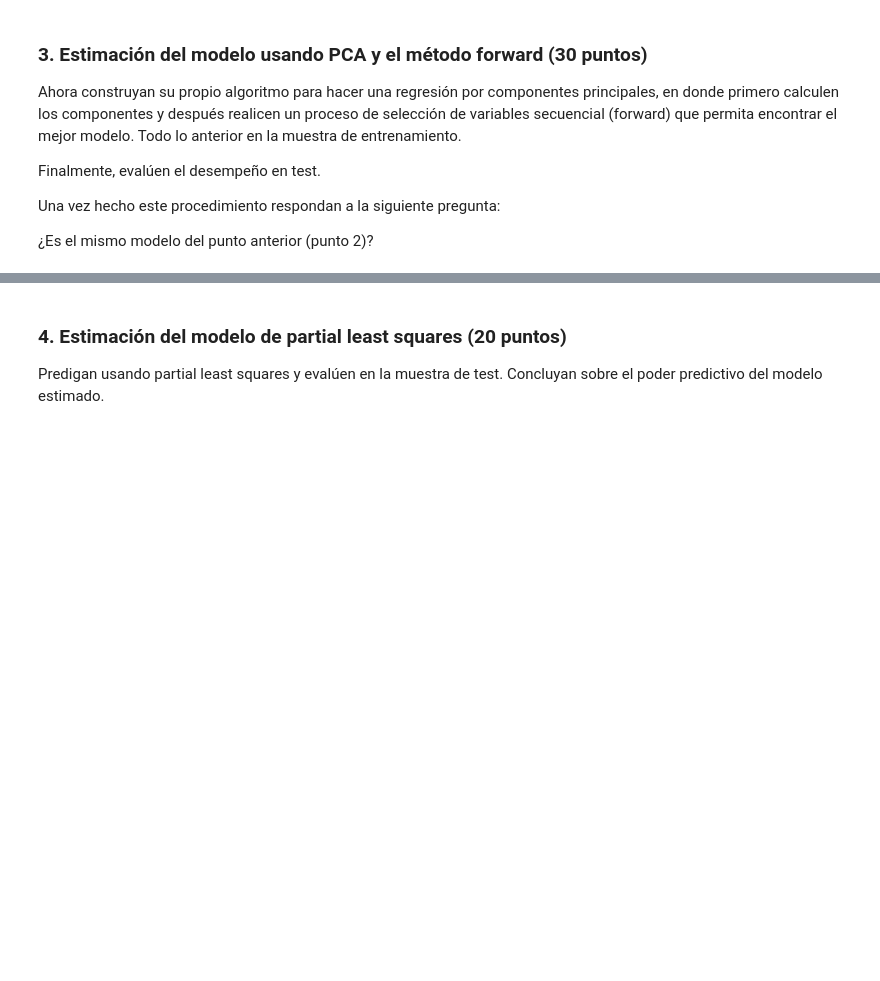
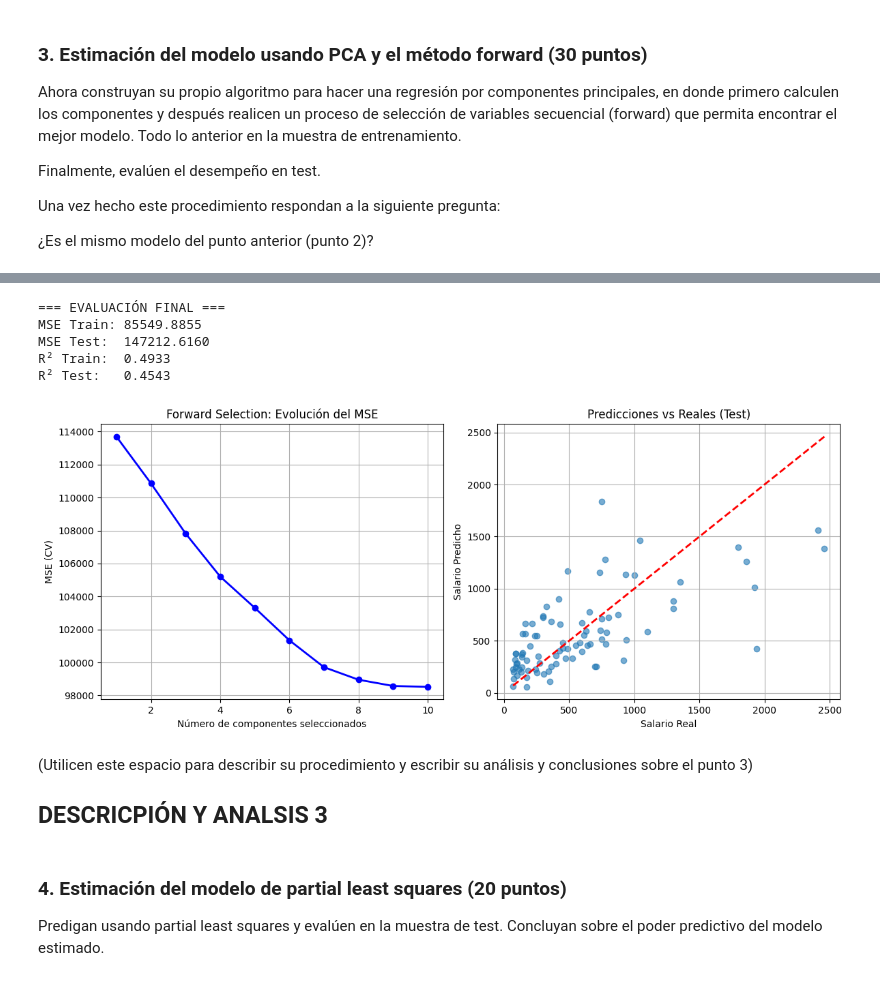
Before and after one commit to Marcocruz88/Caso-comparaci-n-modelos, a Jupyter notebook: Caso modelos lineales para regresión, muestreo y selección del mejor modelo.ipynb, the cells around one changed output, grey strips where cells are left out. Cells and saved outputs as stored; diff of their text form; code cells hidden in the pictures; blank space fills up the shorter version.

```diff
--- a/Caso modelos lineales para regresión, muestreo y selección del mejor modelo.ipynb
+++ b/Caso modelos lineales para regresión, muestreo y selección del mejor modelo.ipynb
@@ -222,0 +211,8 @@ Se calcularon los componentes principales a partir de XTrain escalado y luego se
+# %%
+n_features = XTrain.shape[1]
+kf = KFold(n_splits=5, shuffle=True, random_state=42)
+
+seleccionados = []
+disponibles = list(range(n_features))
+mejor_mse = np.inf
+historial_mse = []
@@ -223,3 +277,65 @@ Se calcularon los componentes principales a partir de XTrain escalado y luego se
+# %%
+# ------ Modelo final en TODO el train ----
+scaler_final = StandardScaler()
+X_train_s = scaler_final.fit_transform(XTrain)
+X_test_s = scaler_final.transform(XTest)
+
+pca_final = PCA(n_components=n_features)
+Z_train = pca_final.fit_transform(X_train_s)
+Z_test = pca_final.transform(X_test_s)
+
+Z_train_sub = Z_train[:, seleccionados]
+Z_test_sub = Z_test[:, seleccionados]
+
+lr_final = LinearRegression()
+lr_final.fit(Z_train_sub, yTrain)
+
+y_pred_train = lr_final.predict(Z_train_sub)
+y_pred_test = lr_final.predict(Z_test_sub)
+
+mse_train = mean_squared_error(yTrain, y_pred_train)
+mse_test = mean_squared_error(yTest, y_pred_test)
+r2_train = r2_score(yTrain, y_pred_train)
+r2_test = r2_score(yTest, y_pred_test)
+
+print("\n=== EVALUACIÓN FINAL ===")
+print(f"MSE Train: {mse_train:.4f}")
+print(f"MSE Test:  {mse_test:.4f}")
+print(f"R² Train:  {r2_train:.4f}")
+print(f"R² Test:   {r2_test:.4f}")
+# %% [output]
+=== EVALUACIÓN FINAL ===
+MSE Train: 85549.8855
+MSE Test:  147212.6160
+R² Train:  0.4933
+R² Test:   0.4543
+# %%
+# ===== Gráficos =====
+plt.figure(figsize=(12, 5))
+
+plt.subplot(1, 2, 1)
+plt.plot(range(1, len(historial_mse) + 1), historial_mse, 'bo-', linewidth=2)
+plt.xlabel('Número de componentes seleccionados')
+plt.ylabel('MSE (CV)')
+plt.title('Forward Selection: Evolución del MSE')
+plt.grid(True)
+
+plt.subplot(1, 2, 2)
+plt.scatter(yTest, y_pred_test, alpha=0.6)
+plt.plot([yTest.min(), yTest.max()], [yTest.min(), yTest.max()], 'r--', lw=2)
+plt.xlabel('Salario Real')
+plt.ylabel('Salario Predicho')
+plt.title('Predicciones vs Reales (Test)')
+plt.grid(True)
+
+plt.tight_layout()
+plt.show()
+# %% [output]
+[figure, added]
+# %% [markdown]
+(Utilicen este espacio para describir su procedimiento y escribir su análisis y conclusiones sobre el punto 3)
+
+## DESCRICPIÓN Y ANALSIS 3
 # %% [markdown]
 ### 4. Estimación del modelo de partial least squares (20 puntos)
 Predigan usando partial least squares y evalúen en la muestra de test. Concluyan sobre el poder predictivo del modelo estimado.
```
Also changed, not shown: parts of 7 cells of this notebook.
